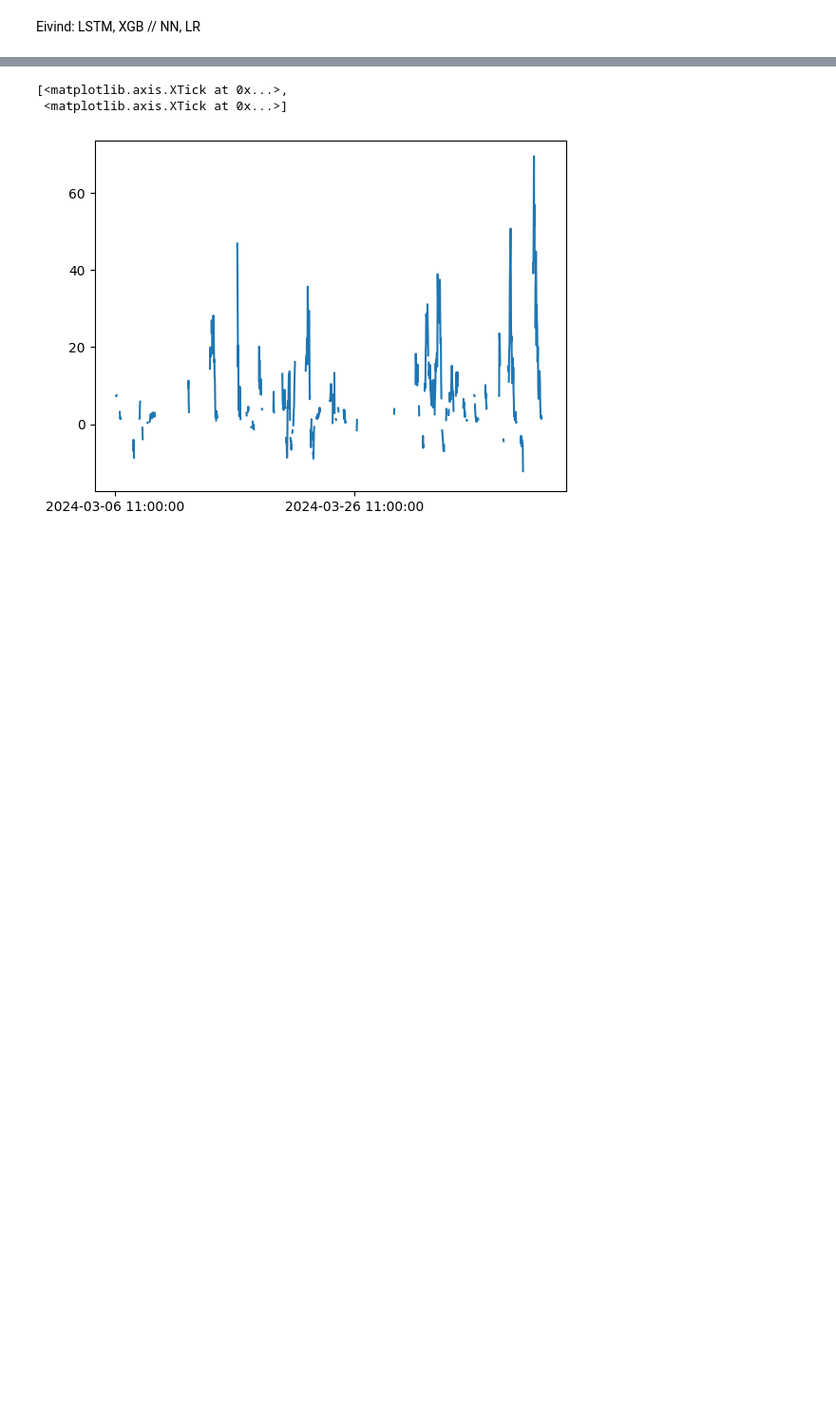
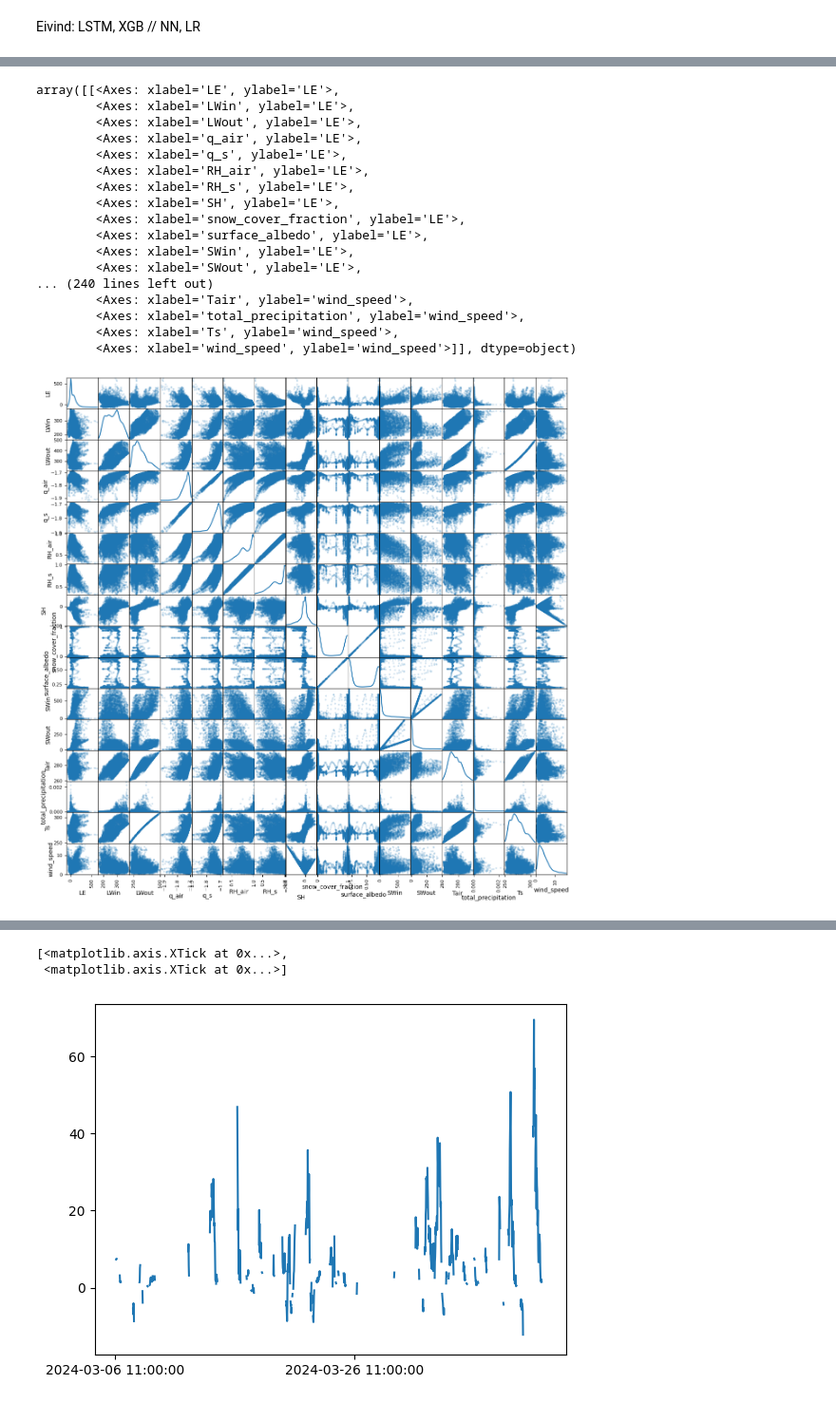
Before and after one commit to adelezaini/GEO9300-Gap-Busters, a Jupyter notebook: notebooks/analysis_eivind.ipynb, the cells around one changed output, grey strips where cells are left out. Shown at 95% size. Cells and saved outputs as stored; diff of their text form; code cells hidden in the pictures; blank space fills up the shorter version.

```diff
--- a/notebooks/analysis_eivind.ipynb
+++ b/notebooks/analysis_eivind.ipynb
@@ -18,0 +30,53 @@ warnings.filterwarnings("ignore")
+# %%
+# Synthetic dataset from Adele - In use
+
+# Directory containing the CSV files
+directory = r'..\data\synthetic_dataset'
+
+# Initialize a dataframe with LE
+df_org = pd.read_csv(os.path.join(directory, 'LE.csv')) # original dataframe
+df_org = pd.DataFrame(df_org)
+
+# List of filenames to be read
+filenames = [
+    'LWin.csv', 'LWout.csv', 'q_air.csv', 'q_s.csv', 'RH_air.csv',
+    'RH_s.csv', 'SH.csv', 'snow_cover_fraction.csv', 'surface_albedo.csv',
+    'SWin.csv', 'SWout.csv', 'Tair.csv', 'total_precipitation.csv', 'Ts.csv', 'wind_speed.csv'
+]
+
+# Loop through each file and add it as a column to the dataframe
+for filename in filenames:
+    file_path = os.path.join(directory, filename)
+    column_name = filename.split('.')[0]  # Use the filename without extension as column name
+    file_df = pd.read_csv(file_path)
+
+    # Check if the dataframe has more than one column
+    if file_df.shape[1] > 1:
+        # If there are multiple columns, select the first column
+        df_org[column_name] = file_df.iloc[:, 1]
+    else:
+        # If there is only one column, squeeze to convert single-column dataframe to Series
+        df_org[column_name] = file_df.squeeze()
+
+df_org.set_index('time', inplace=True)
+# %%
+pd.plotting.scatter_matrix(df_org, alpha=0.2, figsize=(15, 15), diagonal='kde')
+# %% [output]
+array([[<Axes: xlabel='LE', ylabel='LE'>,
+        <Axes: xlabel='LWin', ylabel='LE'>,
+        <Axes: xlabel='LWout', ylabel='LE'>,
+        <Axes: xlabel='q_air', ylabel='LE'>,
+        <Axes: xlabel='q_s', ylabel='LE'>,
+        <Axes: xlabel='RH_air', ylabel='LE'>,
+        <Axes: xlabel='RH_s', ylabel='LE'>,
+        <Axes: xlabel='SH', ylabel='LE'>,
+        <Axes: xlabel='snow_cover_fraction', ylabel='LE'>,
+        <Axes: xlabel='surface_albedo', ylabel='LE'>,
+        <Axes: xlabel='SWin', ylabel='LE'>,
+        <Axes: xlabel='SWout', ylabel='LE'>,
+... (240 lines left out)
+        <Axes: xlabel='Tair', ylabel='wind_speed'>,
+        <Axes: xlabel='total_precipitation', ylabel='wind_speed'>,
+        <Axes: xlabel='Ts', ylabel='wind_speed'>,
+        <Axes: xlabel='wind_speed', ylabel='wind_speed'>]], dtype=object)
+[figure, added]
```
Also changed, not shown: parts of 11 cells of this notebook, 1 other file.
